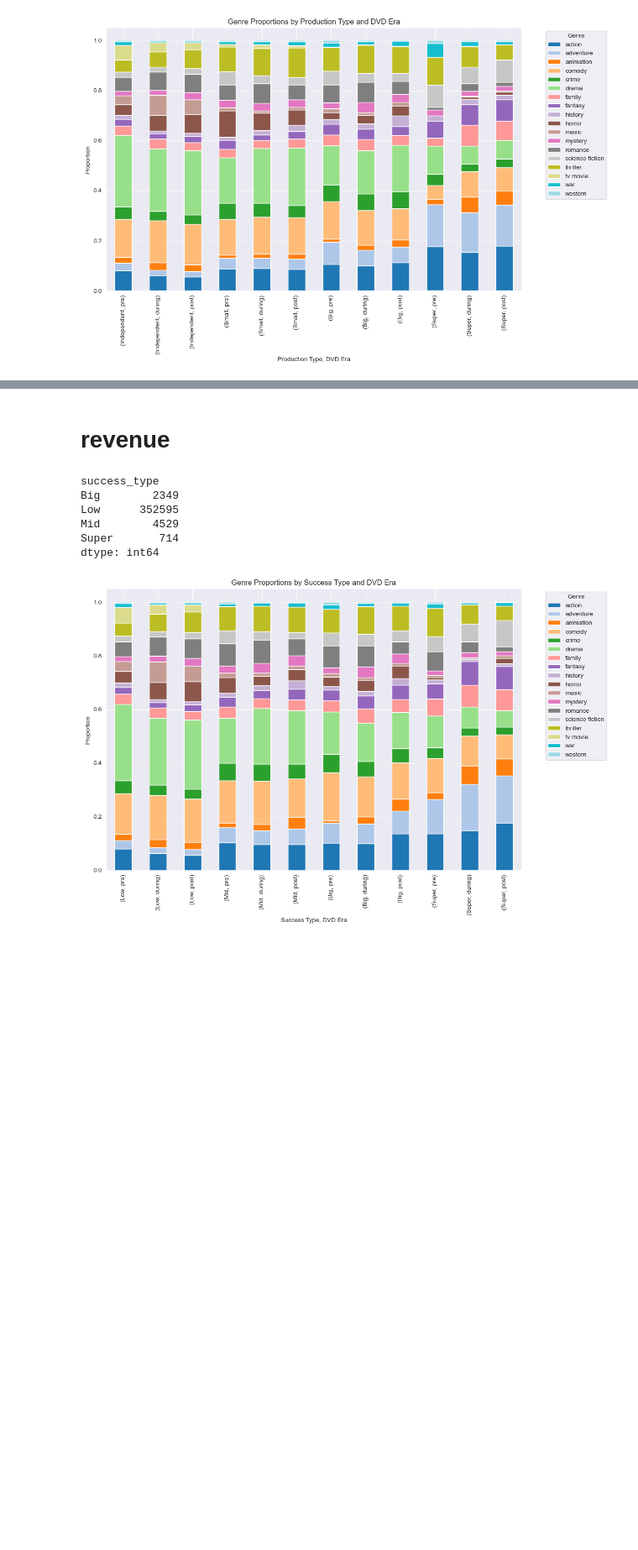
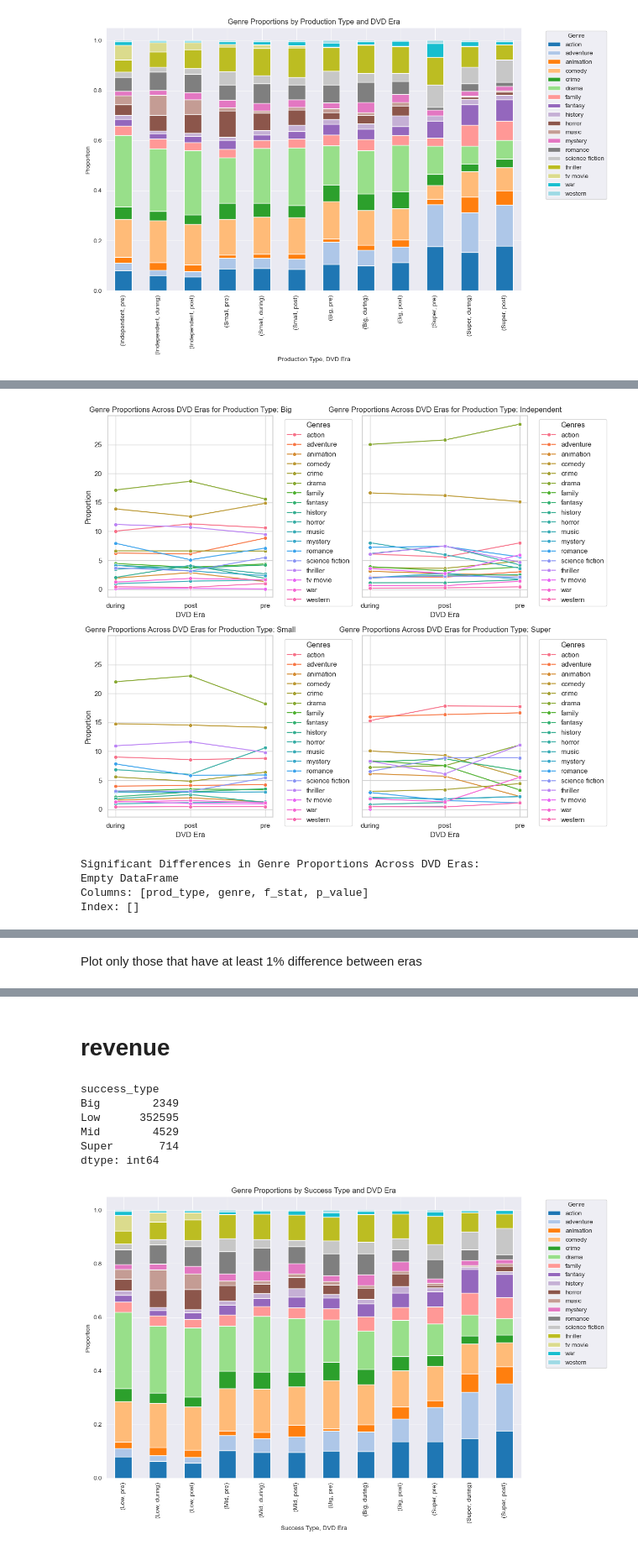
Before and after one commit to epfl-ada/ada-2024-project-databand, a Jupyter notebook: stats.ipynb, the cells around one changed output, grey strips where cells are left out. Shown at 84% size. Cells and saved outputs as stored; diff of their text form; code cells hidden in the pictures; blank space fills up the shorter version.

```diff
--- a/stats.ipynb
+++ b/stats.ipynb
@@ -348,0 +369,65 @@ plt.show()
+# %%
+import pandas as pd
+import seaborn as sns
+import matplotlib.pyplot as plt
+from scipy.stats import f_oneway
+
+# Assuming your DataFrame is called df with columns: 'prod_type', 'dvd_era', 'genres', 'proportion'
+
+# Step 1: Plot the evolution of genre proportions across DVD eras for each prod_type
+sns.set(style="whitegrid")
+f, axs = plt.subplots(2, 2, figsize=(12, 10), sharey=True)
+# Loop through each production type
+for i, prod_type in enumerate(genre_proportions['prod_type'].unique()):
+    # Filter data for the current production type
+    subset = genre_proportions[genre_proportions['prod_type'] == prod_type]
+    subset.loc[:,'proportion'] = subset['proportion'].apply(lambda x : x*100)
+    # Plot the evolution of proportions for genres across DVD eras
+    ax = axs.flatten()[i]
+    sns.lineplot(data=subset, x='dvd_era', y='proportion', hue='genres', marker='o', ax=ax)
+    ax.set_title(f"Genre Proportions Across DVD Eras for Production Type: {prod_type}")
+    ax.set_xlabel('DVD Era')
+    ax.set_ylabel('Proportion')
+
+    ax.legend(title='Genres', bbox_to_anchor=(1.05, 1), loc='upper left')
+    plt.tight_layout()
+
+plt.show()
+
+# Step 2: Perform statistical testing to find significant differences
+results = []
+
+# Group by prod_type and genres
+for prod_type in genre_proportions['prod_type'].unique():
+    for genre in genre_proportions['genres'].unique():
+        # Filter data for the current prod_type and genre
+        subset = genre_proportions[(genre_proportions['prod_type'] == prod_type) & (genre_proportions['genres'] == genre)]
+
+        # Group proportions by dvd_era
+        groups = [group['proportion'].values for _, group in subset.groupby('dvd_era')]
+
+        # Perform ANOVA test if there are enough groups
+        if len(groups) > 1:
+            f_stat, p_value = f_oneway(*groups)
+            results.append({
+                'prod_type': prod_type,
+                'genre': genre,
+                'f_stat': f_stat,
+                'p_value': p_value
+            })
+
+# Convert results to DataFrame
+results_df = pd.DataFrame(results)
+
+# Step 3: Filter for significant differences
+# A common threshold for significance is p-value < 0.05
+significant_results = results_df[results_df['p_value'] < 0.05]
+
+print("Significant Differences in Genre Proportions Across DVD Eras:")
+print(significant_results)
+# %% [output]
+[figure, added]
+Significant Differences in Genre Proportions Across DVD Eras:
+Empty DataFrame
+Columns: [prod_type, genre, f_stat, p_value]
+Index: []
@@ -348,0 +451,2 @@ plt.show()
+# %% [markdown]
+Plot only those that have at least 1% difference between eras
```
Also changed, not shown: parts of 30 cells of this notebook, 1 other file.
